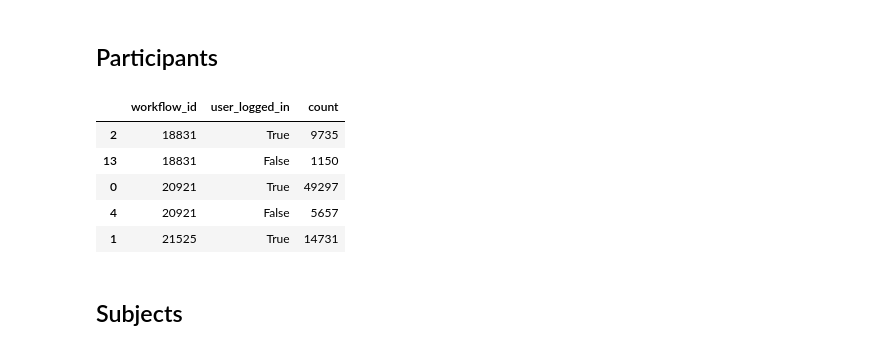
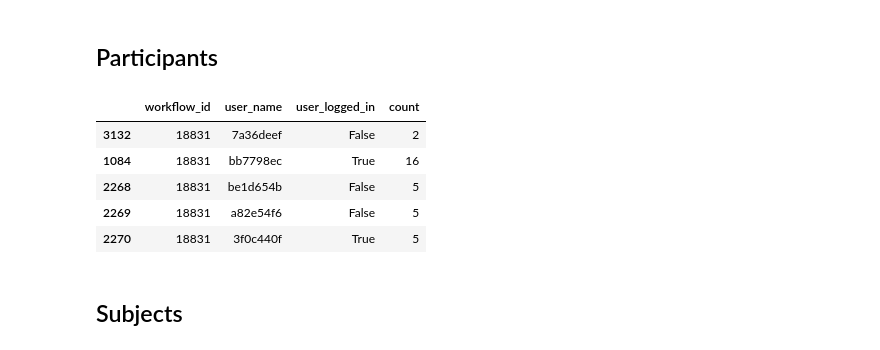
Before and after one commit to kingsdigitallab/lwm-davizct, a Jupyter notebook: notebooks/Export.ipynb, the cells around one changed output. Saved outputs shown, nothing was run; the diff lists cells and outputs as text; code cells hidden in the pictures.

```diff
--- a/notebooks/Export.ipynb
+++ b/notebooks/Export.ipynb
@@ -163,25 +163,27 @@ workflows_df.head(10)
 # %% [markdown]
 ## Participants
 # %%
-participants_df = project.classifications[["workflow_id", "user_logged_in"]]
+participants_df = project.classifications[
+    ["workflow_id", "user_name", "user_logged_in"]
+]
 participants_df = participants_df[
     participants_df["workflow_id"].isin(projects_workflows)
 ]
 participants_df = participants_df.value_counts(
-    ["workflow_id", "user_logged_in"]
+    ["workflow_id", "user_name", "user_logged_in"]
 ).reset_index(name="count")
 participants_df = participants_df.sort_values(by="workflow_id")
 
 participants_df.to_json(os.path.join(out_path, "participants.json"), orient="records")
 
 participants_df.head()
 # %% [output]
-|  | workflow_id | user_logged_in | count |
-| 2 | 18831 | True | 9735 |
-| 13 | 18831 | False | 1150 |
-| 0 | 20921 | True | 49297 |
-| 4 | 20921 | False | 5657 |
-| 1 | 21525 | True | 14731 |
+|  | workflow_id | user_name | user_logged_in | count |
+| 3132 | 18831 | 7a36deef | False | 2 |
+| 1084 | 18831 | bb7798ec | True | 16 |
+| 2268 | 18831 | be1d654b | False | 5 |
+| 2269 | 18831 | a82e54f6 | False | 5 |
+| 2270 | 18831 | 3f0c440f | True | 5 |
 # %% [markdown]
 ## Subjects
 # %%
```
Also changed, not shown: parts of 4 cells of this notebook.
